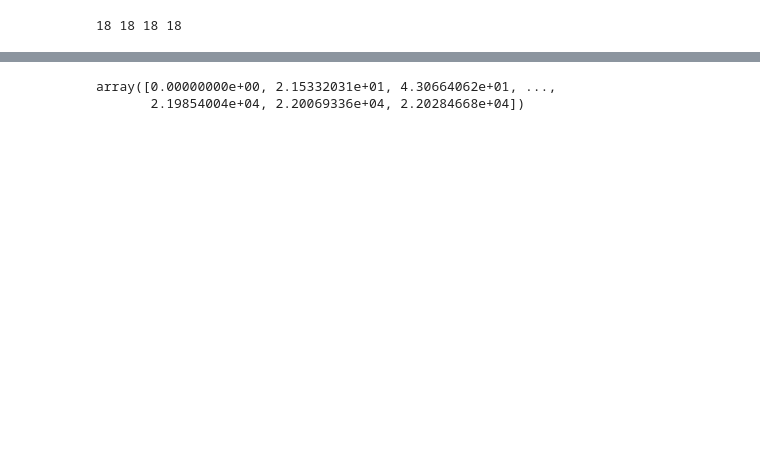
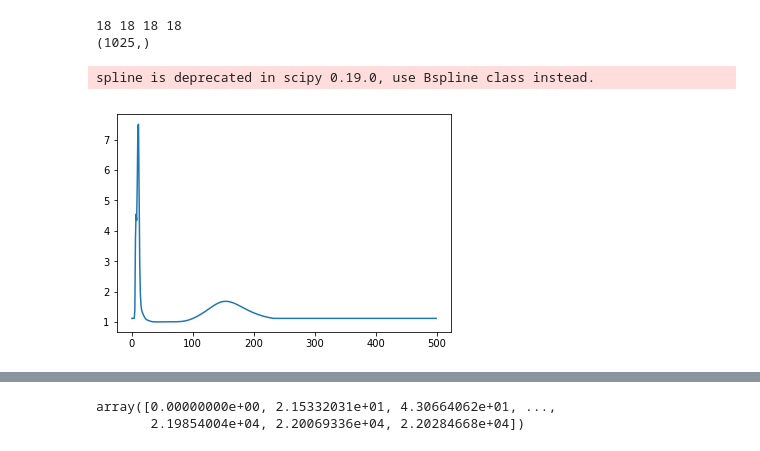
Before and after one commit to BeyondCloud/FUJI_Graphic_EQ, a Jupyter notebook: Bandpass_filter.ipynb, the cells around one changed output, grey strips where cells are left out. Drawn from its saved outputs; the diff is of its cells as text; code cells hidden in the pictures; blank space fills up the shorter version.

```diff
--- a/Bandpass_filter.ipynb
+++ b/Bandpass_filter.ipynb
@@ -12,13 +24,31 @@ def db2amp(x):
 # %%
 EQ_f_tbl = [100,125,160,200,250,315,400,500,630,800,1000,1250,1600,2000,2500,3200,4000,5000]
-a2i = [0,0,20,11,7,12,6,-2,-10,-18,-21,-20,-21,0,0,0,10,0]
+a2i = [0,23,22,24,24,13,6,-2,-10,-24,-24,-24,-20,-5,7,13,10,0]
 a2u = [0,-2,16,15,17,20,14,9,3,9,-20,-23,-22,-21,-3,-5,0,0]
 a2e = [0,0,0,0,0,8,16,10,-1,-13,-22,-10,5,0,0,0,0,0]
 a2o = [0,0,0,0,0,0,11,16,16,13,-4,-16,-10,0,0,0,0,0]
 
 print(len(a2i),len(a2u),len(a2e),len(a2o))
 filter_bank = {}
-for fi,f in enumerate(f_tbl):
+for fi,f in enumerate(EQ_f_tbl):
     filter_bank[f] = a2i[fi]
+def modify_specEnv(X,curve):
+    print(X.shape[0],len(curve))
+    assert(X.shape[0] ==len(curve))
+    for i in range(X.shape[1]):
+        X[:,i] *= curve
+    return X
+def get_curve(nfft = 2048,kernel = a2i,fs = 44100):
+    freq_X = np.fft.fftfreq(nfft, d=1/fs)[:int(nfft/2)+1]
+    curve = scipy.interpolate.spline(EQ_f_tbl,kernel,freq_X)
+    return db2amp(curve)
+curve = get_curve(2048,a2i)
+curve = db2amp(curve)
+print(curve.shape)
+plt.plot(curve[:500])
+plt.show()
 # %% [output]
 18 18 18 18
+(1025,)
+spline is deprecated in scipy 0.19.0, use Bspline class instead.
+[figure, added]
```
Also changed, not shown: parts of 12 cells of this notebook.
